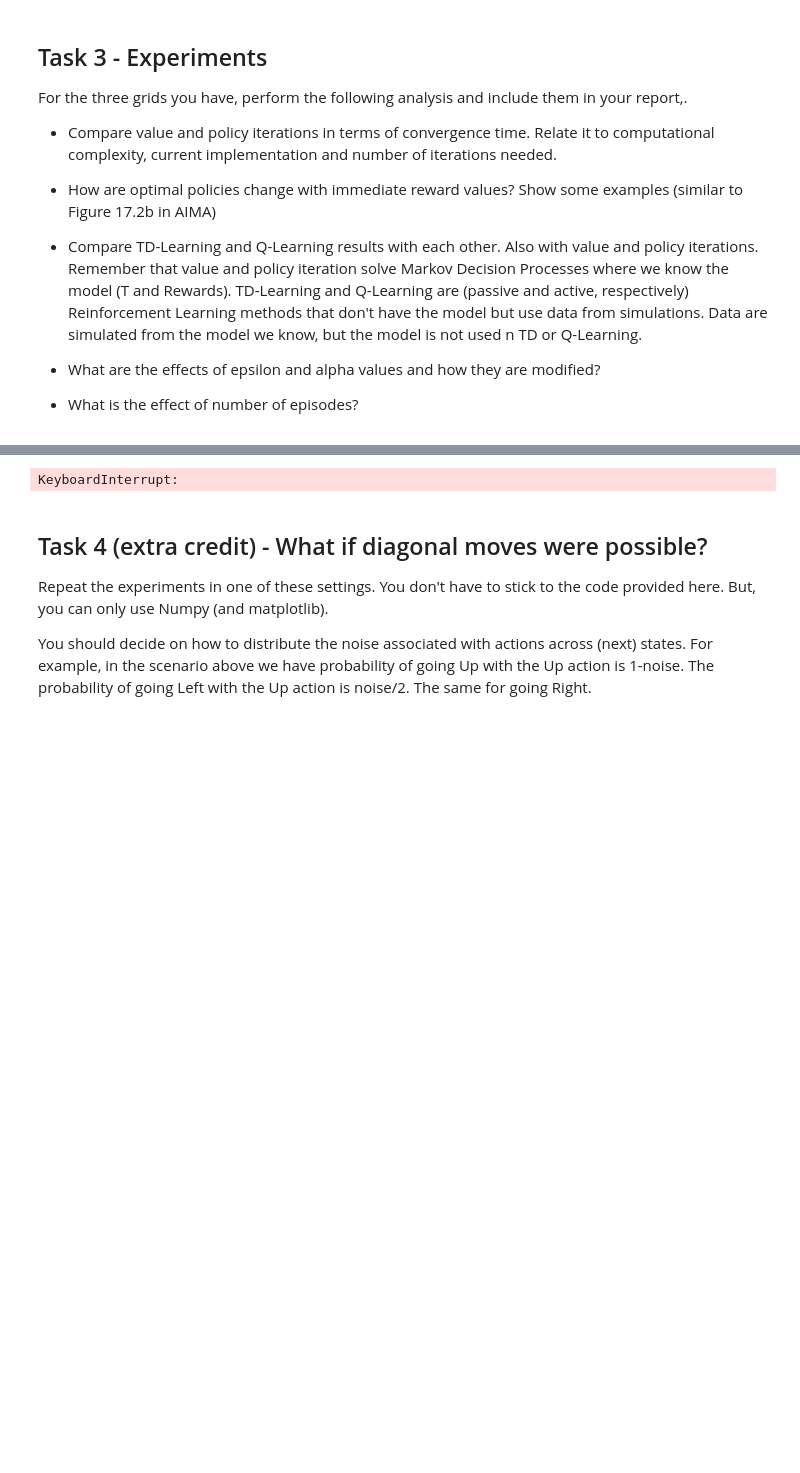
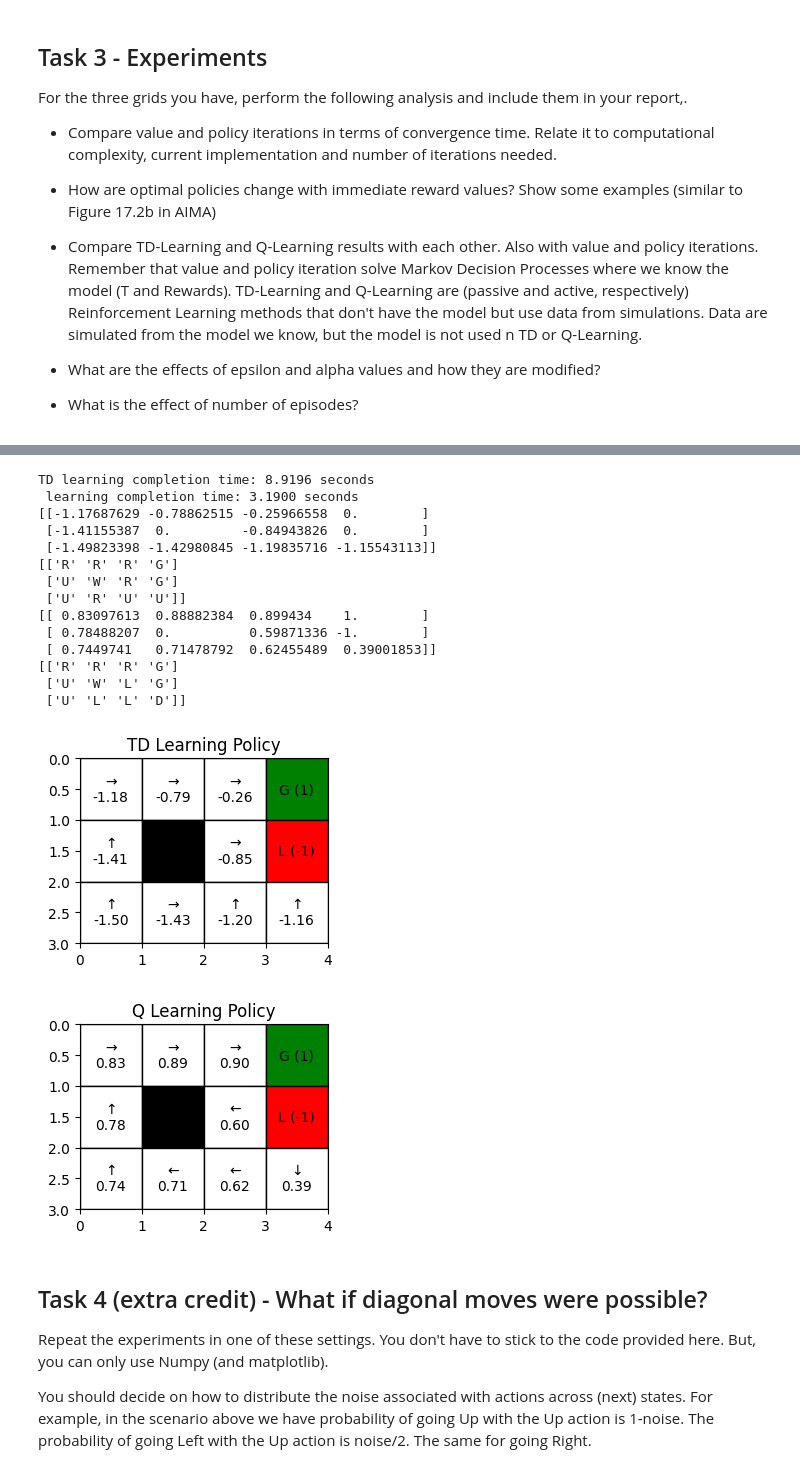
Before and after one commit to Masters-Halmstad/AI_Lab_3, a Jupyter notebook: lab3_code.ipynb, the cells around one changed output, grey strips where cells are left out. Drawn from its saved outputs; the diff is of its cells as text; code cells hidden in the pictures; blank space fills up the shorter version.

Commit message:
td and q learning implemented, task 3.c

```diff
--- a/lab3_code.ipynb
+++ b/lab3_code.ipynb
@@ -196,7 +196,7 @@ def TD_learning(N_episodes, alpha, gamma, T, Rewards, Terminals, Walls):
             s = int(np.floor(np.random.uniform(0,N-1)))
 
         while Terminals[s] == 0:
-            a = int(Policy[s][0])
+            a = int(np.floor(np.random.uniform(0, NA)))
             u = np.random.uniform(0, 1)
             s1 = np.argmax(u < np.cumsum(T[s,:,a])) #next state
             target = Rewards[s1] + gamma* V[s1]
@@ -204,16 +204,25 @@ def TD_learning(N_episodes, alpha, gamma, T, Rewards, Terminals, Walls):
             delta = alpha*error
             V[s] += delta
             s = s1
+        alpha *= 0.999 #optimal learning-rate decay
 
-        alpha *= 0.999 #optimal learning-rate decay
+    # deriving policy from value function \
+    for s in range(N):
+        if Walls[s] == 1 or Terminals[s] == 1:
+            continue
+        action_values = np.zeros(NA)
+        for a in range(NA):
+            action_values[a] = np.sum(T[s, :, a] * V[:, 0])
+        Policy[s] = np.argmax(action_values)
 
     end_time = tm.time()
     tot = end_time - start_time
-    print(f'policy_iteration completion time: {abs(tot):.4f} seconds')
+    print(f'TD learning completion time: {abs(tot):.4f} seconds')
 
     return V, Policy
 
 def Q_learning(N_episodes, epsilon, alpha, gamma, T, Rewards, Terminals, Walls):
+    start_time = tm.time()
     N, NA = T.shape[0], T.shape[2]
     Q = np.zeros((N,NA))
     for e in range(N_episodes):
@@ -228,7 +237,7 @@ def Q_learning(N_episodes, epsilon, alpha, gamma, T, Rewards, Terminals, Walls):
                 a = np.argmax(Q[s,:])
             u = np.random.uniform(0,1)
             s1 = np.argmax(u<np.cumsum(T[s,:,a]))
-            Q[s,a] += alpha*(Rewards[s1] + gamma*np.max(Q[s1,:]) - Q[s,a])
+            Q[s,a] += alpha*(Rewards[s1][0] + gamma*np.max(Q[s1,:]) - Q[s,a])
             s = s1
         epsilon = epsilon*0.9999 # Modify here for other annealing regimes
         alpha = alpha*0.9999 # Modify here for other annealing regimes
@@ -236,6 +245,11 @@ def Q_learning(N_episodes, epsilon, alpha, gamma, T, Rewards, Terminals, Walls):
     V = V[:,None]
     V[Terminals==1] = Rewards[Terminals==1]
     Policy = np.array(np.argmax(Q,axis=1)).reshape((N,1))
+
+    end_time = tm.time()
+    tot = end_time - start_time
+    print(f' learning completion time: {abs(tot):.4f} seconds')
+
     return V, Policy
 # %% [markdown]
 ## Task 3 - Experiments
@@ -344,16 +358,45 @@ Policy iteration completion time: 0.0020 seconds and iteration count is: 6 itera
 # %%
 #TD-Learning
 V_TD, Policy_TD = TD_learning(N_episodes, alpha, gamma, T, Rewards, Terminals, Walls)
 #Q-Learning
 V_Q, Policy_Q = Q_learning(N_episodes, epsilon, alpha, gamma, T, Rewards, Terminals, Walls)
 
+print(V_TD.reshape((H,W)))
+maze_TD = Directions[Policy_TD.astype(int)]
+maze_TD[Walls==1] = 'W'
+maze_TD[Terminals==1] = 'G'
+print(maze_TD.reshape((H,W)))
+
 print(V_Q.reshape((H,W)))
 maze_Q = Directions[Policy_Q.astype(int)]
 maze_Q[Walls==1] = 'W'
 maze_Q[Terminals==1] = 'G'
 print(maze_Q.reshape((H,W)))
+
+V_TD_flat = V_TD.flatten()
+V_Q_flat = V_Q.flatten()
+Policy_TD_flat = Policy_TD.flatten()
+Policy_Q_flat = Policy_Q.flatten()
+
+plot_grid(W, H, Terminals, Walls, Rewards, V_TD_flat, Policy_TD_flat, "TD Learning Policy")
+plot_grid(W, H, Terminals, Walls, Rewards, V_Q_flat, Policy_Q_flat, "Q Learning Policy")
 # %% [output]
-KeyboardInterrupt:
+TD learning completion time: 8.9196 seconds
+ learning completion time: 3.1900 seconds
+[[-1.17687629 -0.78862515 -0.25966558  0.        ]
+ [-1.41155387  0.         -0.84943826  0.        ]
+ [-1.49823398 -1.42980845 -1.19835716 -1.15543113]]
+[['R' 'R' 'R' 'G']
+ ['U' 'W' 'R' 'G']
+ ['U' 'R' 'U' 'U']]
+[[ 0.83097613  0.88882384  0.899434    1.        ]
+ [ 0.78488207  0.          0.59871336 -1.        ]
+ [ 0.7449741   0.71478792  0.62455489  0.39001853]]
+[['R' 'R' 'R' 'G']
+ ['U' 'W' 'L' 'G']
+ ['U' 'L' 'L' 'D']]
+[figure, added]
+[figure, added]
 # %% [markdown]
 ## Task 4 (extra credit) - What if diagonal moves were possible?
 
```
Also changed, not shown: parts of 1 cell of this notebook.
